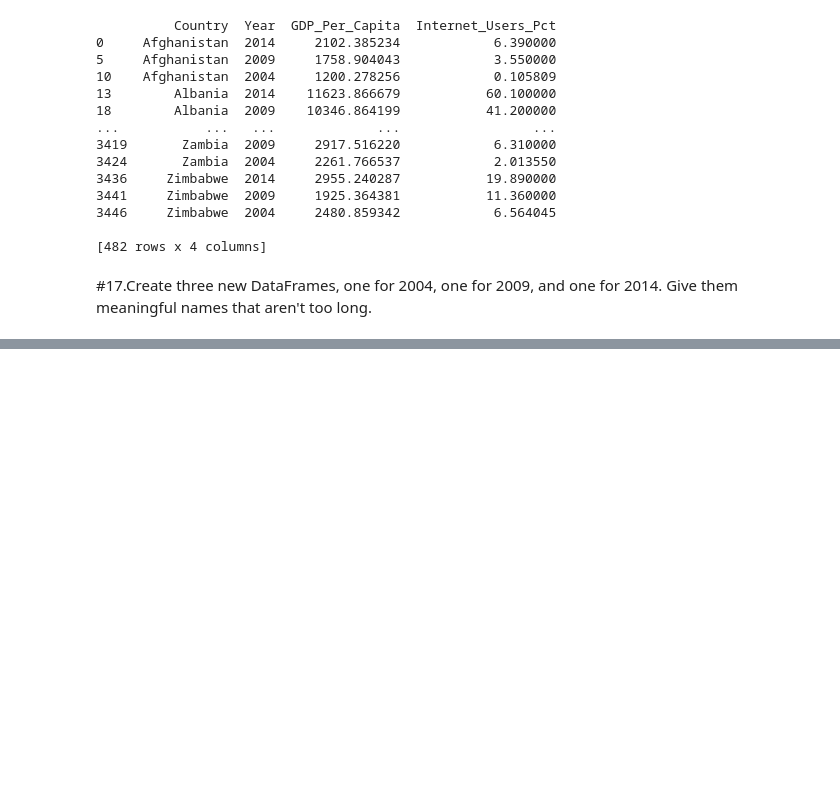
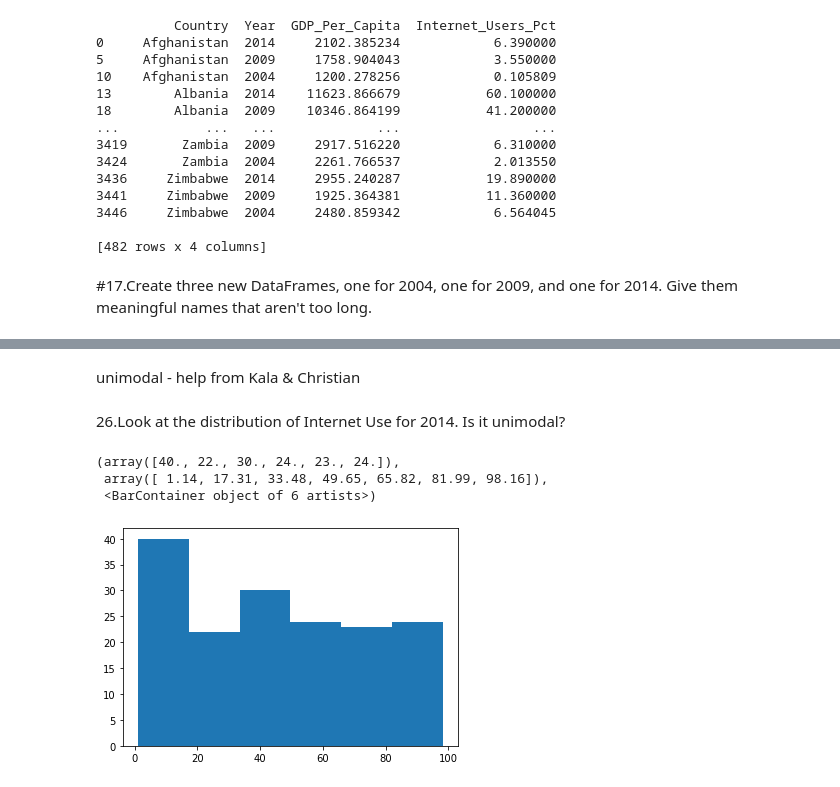
Before and after one commit to NSS-Data-Analytics-Cohort-7/gdp-and-internet-usage-tigerbelle07, a Jupyter notebook: Notebook/gdp_and_internet_usage.ipynb, the cells around one changed output, grey strips where cells are left out. Cells and saved outputs as stored; diff of their text form; code cells hidden in the pictures; blank space fills up the shorter version.

```diff
--- a/Notebook/gdp_and_internet_usage.ipynb
+++ b/Notebook/gdp_and_internet_usage.ipynb
@@ -336,0 +335,12 @@ unimodal - help from Kala & Christian
+# %% [markdown]
+unimodal - help from Kala & Christian
+# %% [markdown]
+26.Look at the distribution of Internet Use for 2014. Is it unimodal?
+# %%
+x = df_new2014.Internet_Users_Pct
+plt.hist(x,6)
+# %% [output]
+(array([40., 22., 30., 24., 23., 24.]),
+ array([ 1.14, 17.31, 33.48, 49.65, 65.82, 81.99, 98.16]),
+ <BarContainer object of 6 artists>)
+[figure, added]
```
Also changed, not shown: parts of 57 cells of this notebook.
